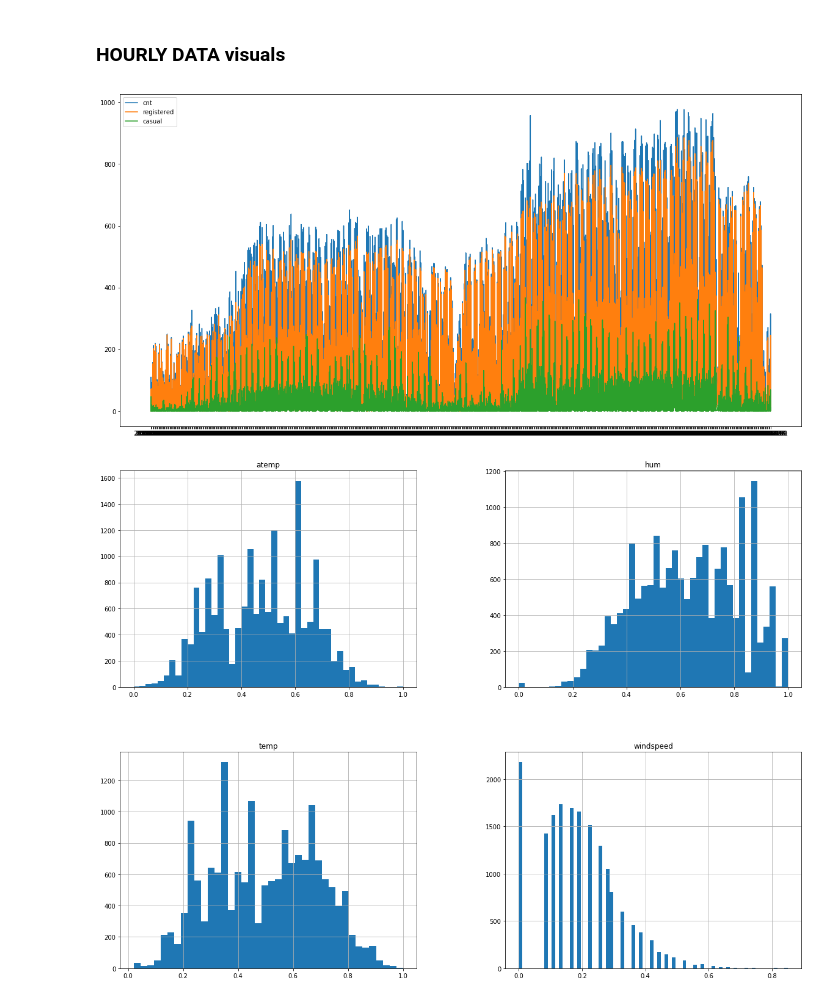
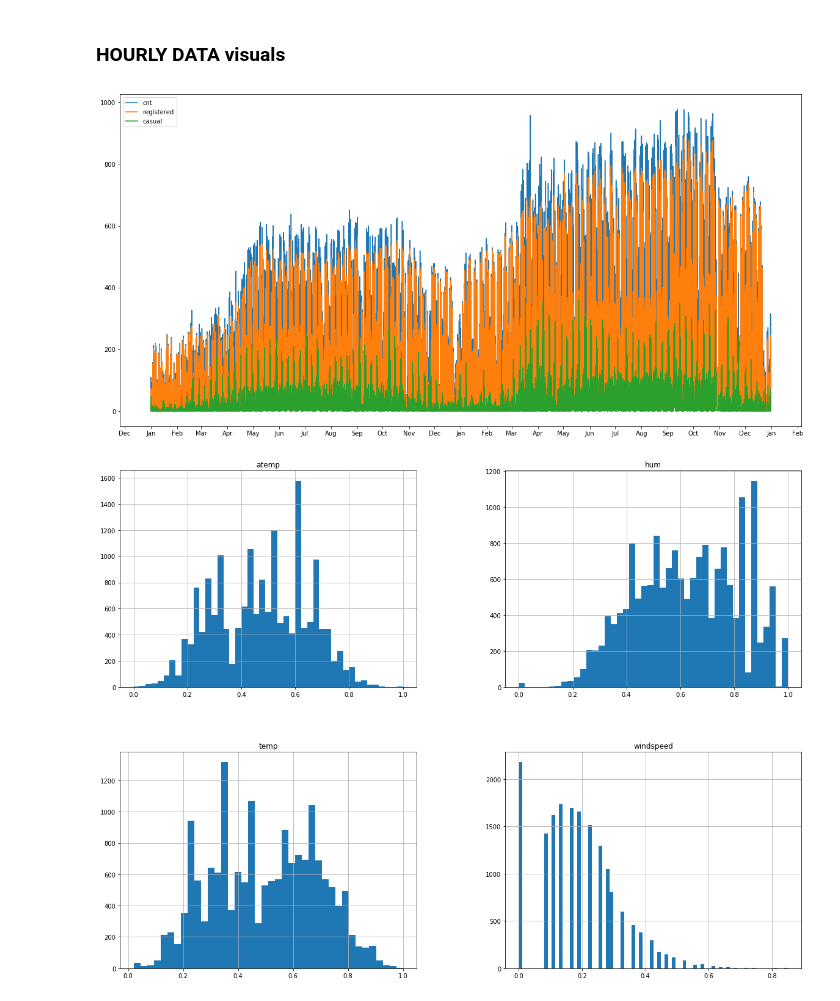
Before and after one commit to mradazoury/Bike_Prediction_Python_group_project, a Jupyter notebook: Bike-Sharing-Dataset 2/Group_Start-Copy.ipynb, the cells around one changed output. Cells and saved outputs as stored; diff of their text form; code cells hidden in the pictures.

Commit message:
Update readme and graphs

```diff
--- a/Bike-Sharing-Dataset 2/Group_Start-Copy.ipynb
+++ b/Bike-Sharing-Dataset 2/Group_Start-Copy.ipynb
@@ -164,14 +164,28 @@ plt.plot(daily_raw_data['dteday'],daily_raw_data['hum'])
 # %% [markdown]
 ### HOURLY DATA visuals
 # %%
+
+import matplotlib.dates as mdates
+
+# Set the locator
+locator = mdates.MonthLocator()  # every month
+# Specify the format - %b gives us Jan, Feb...
+fmt = mdates.DateFormatter('%b')
+
 plt.figure(figsize=(20,10))
 plt.plot(hourly_raw_data['dteday'],hourly_raw_data['cnt'])
 plt.plot(hourly_raw_data['dteday'],hourly_raw_data['registered'])
 plt.plot(hourly_raw_data['dteday'],hourly_raw_data['casual'])
 plt.legend(['cnt', 'registered', 'casual'], loc='upper left')
+
+X = plt.gca().xaxis
+X.set_major_locator(locator)
+# Specify formatter
+X.set_major_formatter(fmt)
+
 plt.show()
 # %% [output]
-[figure, old version]
+[figure, new version]
 # %%
 
 num_bins = 'auto'
```
Also changed, not shown: 1 other file.
